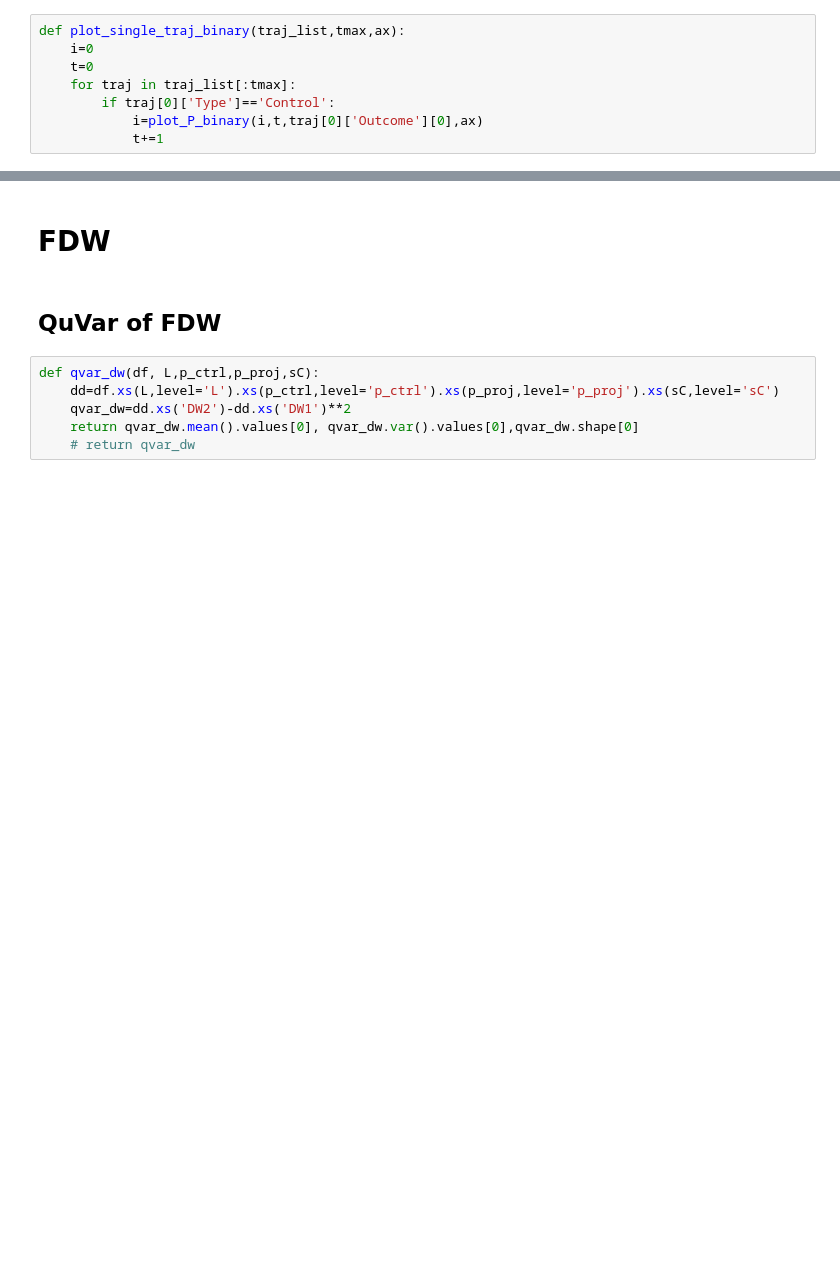
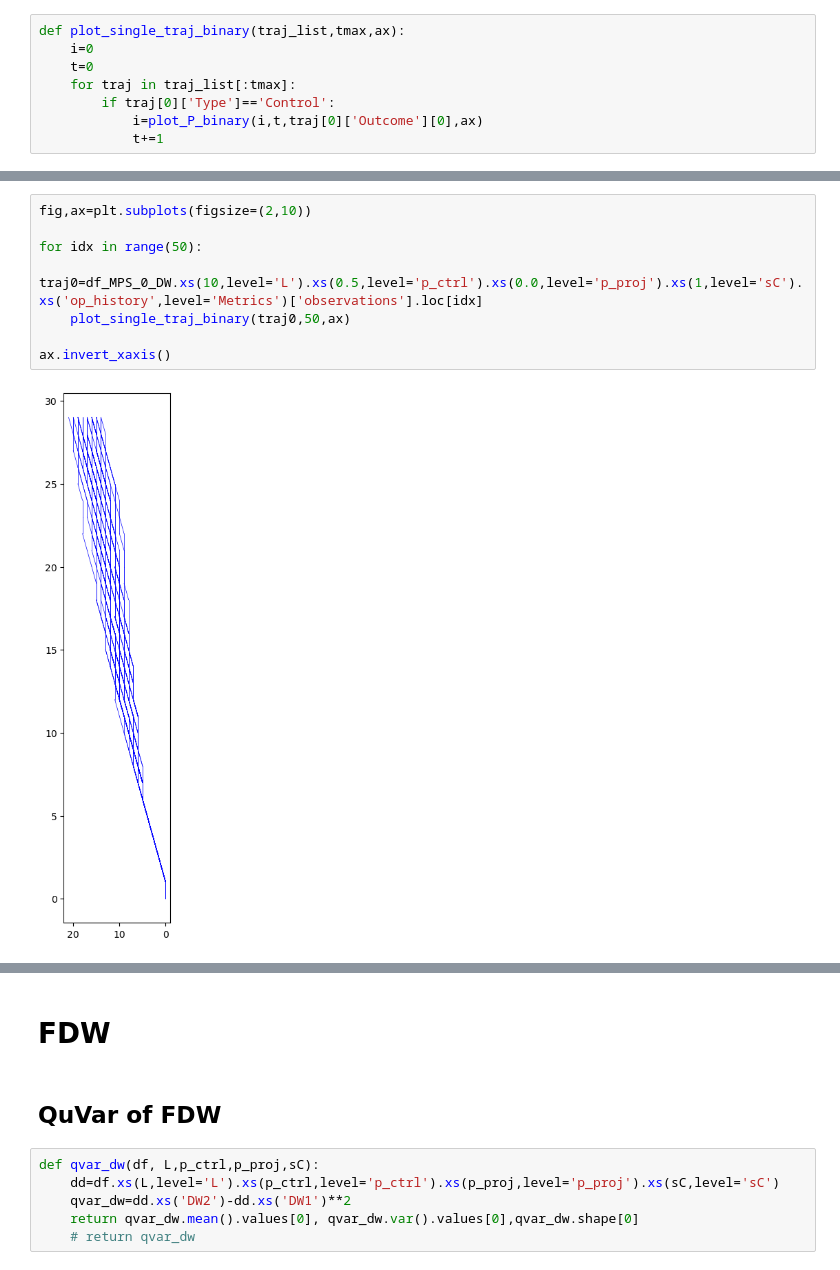
Before and after one commit to youtao1999/CT_MPS, a Jupyter notebook: FM_C_m.ipynb, the cells around one changed output, grey strips where cells are left out. Drawn from its saved outputs; the diff is of its cells as text; blank space fills up the shorter version.

```diff
--- a/FM_C_m.ipynb
+++ b/FM_C_m.ipynb
@@ -203,0 +206,10 @@ ax.invert_xaxis()
+# %%
+fig,ax=plt.subplots(figsize=(2,10))
+
+for idx in range(50):
+    traj0=df_MPS_0_DW.xs(10,level='L').xs(0.5,level='p_ctrl').xs(0.0,level='p_proj').xs(1,level='sC').xs('op_history',level='Metrics')['observations'].loc[idx]
+    plot_single_traj_binary(traj0,50,ax)
+
+ax.invert_xaxis()
+# %% [output]
+[figure, added]
```
Also changed, not shown: parts of 93 cells of this notebook.
